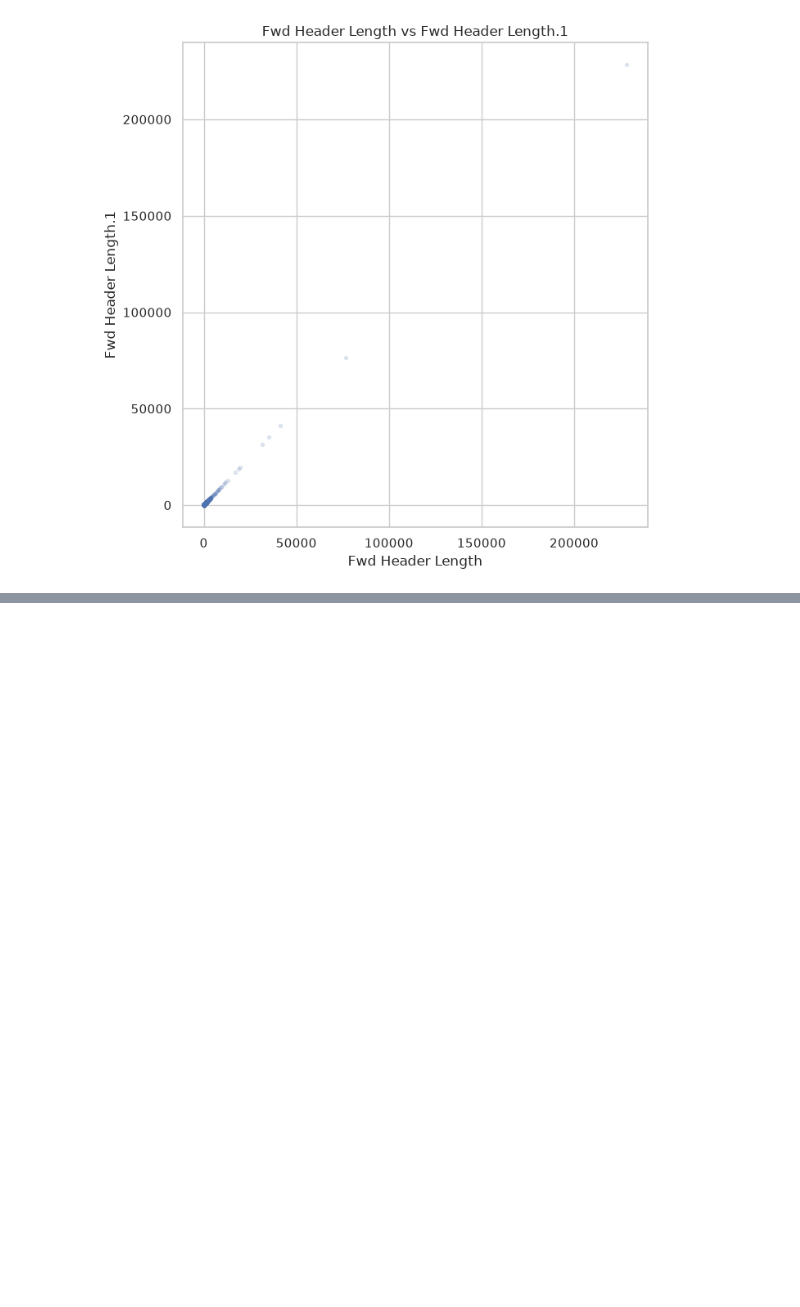
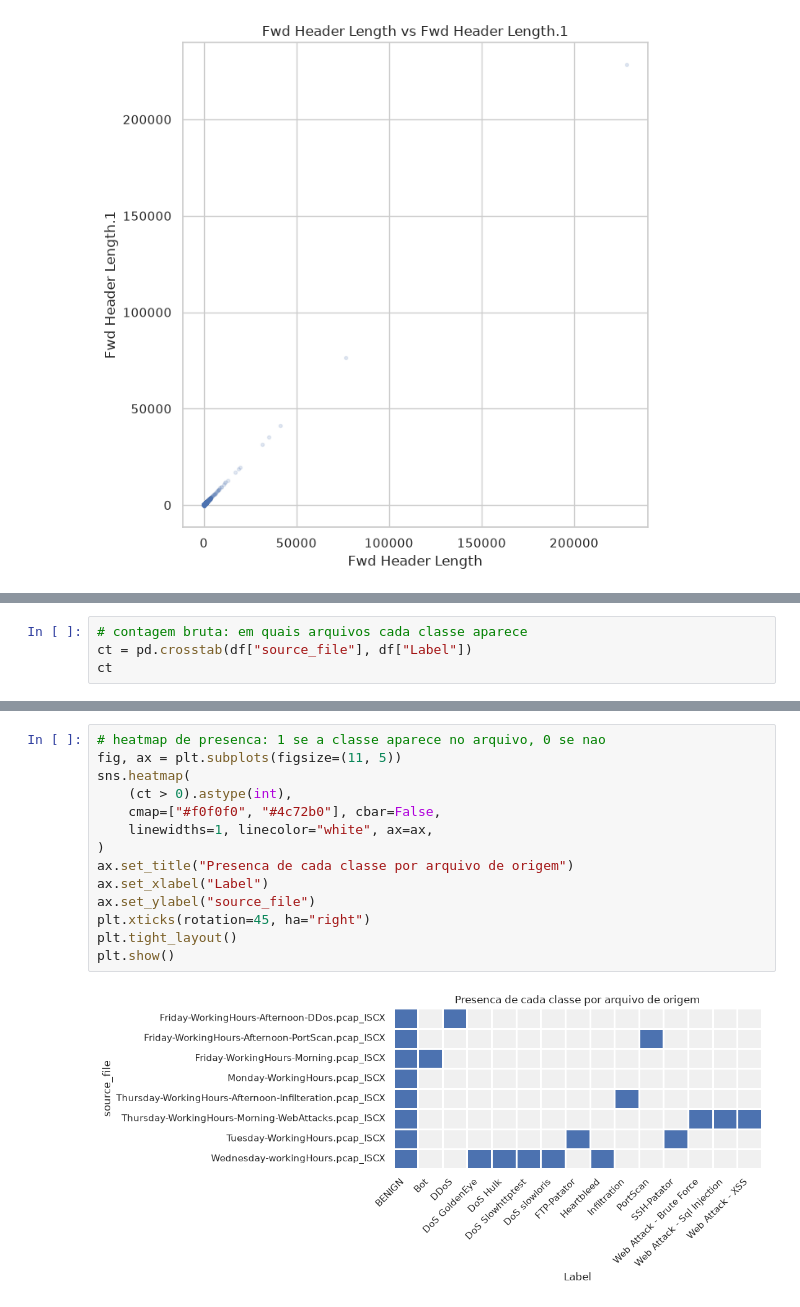
Before and after one commit to vinilauter/packoscope, a Jupyter notebook: main.ipynb, the cells around one changed output, grey strips where cells are left out. Drawn from its saved outputs; the diff is of its cells as text; blank space fills up the shorter version.

```diff
--- a/main.ipynb
+++ b/main.ipynb
@@ -358,0 +398,4 @@ plt.show()
+# %%
+# contagem bruta: em quais arquivos cada classe aparece
+ct = pd.crosstab(df["source_file"], df["Label"])
+ct
@@ -358,0 +441,16 @@ plt.show()
+# %%
+# heatmap de presenca: 1 se a classe aparece no arquivo, 0 se nao
+fig, ax = plt.subplots(figsize=(11, 5))
+sns.heatmap(
+    (ct > 0).astype(int),
+    cmap=["#f0f0f0", "#4c72b0"], cbar=False,
+    linewidths=1, linecolor="white", ax=ax,
+)
+ax.set_title("Presenca de cada classe por arquivo de origem")
+ax.set_xlabel("Label")
+ax.set_ylabel("source_file")
+plt.xticks(rotation=45, ha="right")
+plt.tight_layout()
+plt.show()
+# %% [output]
+[figure, added]
```
Also changed, not shown: parts of 29 cells of this notebook.
